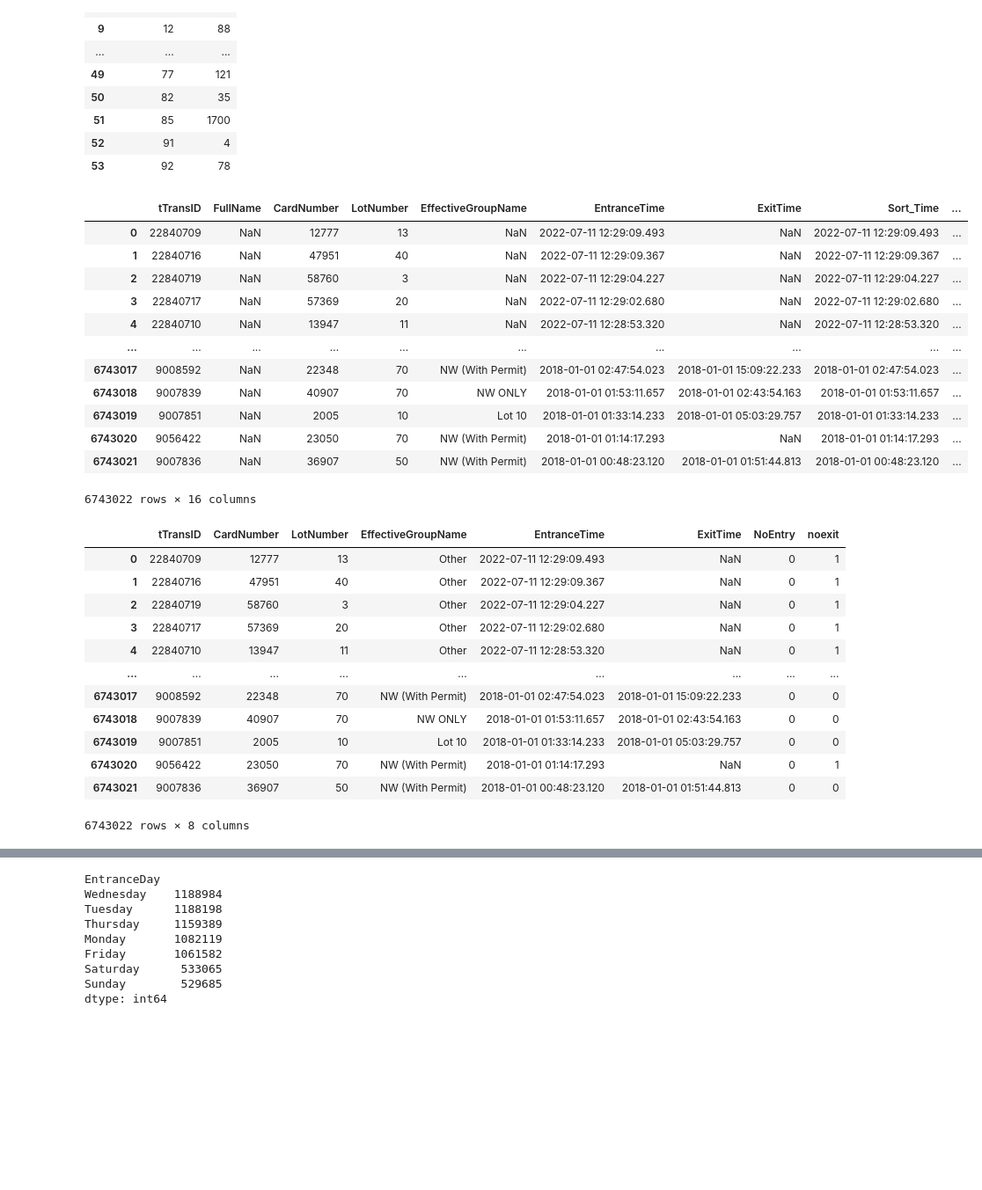
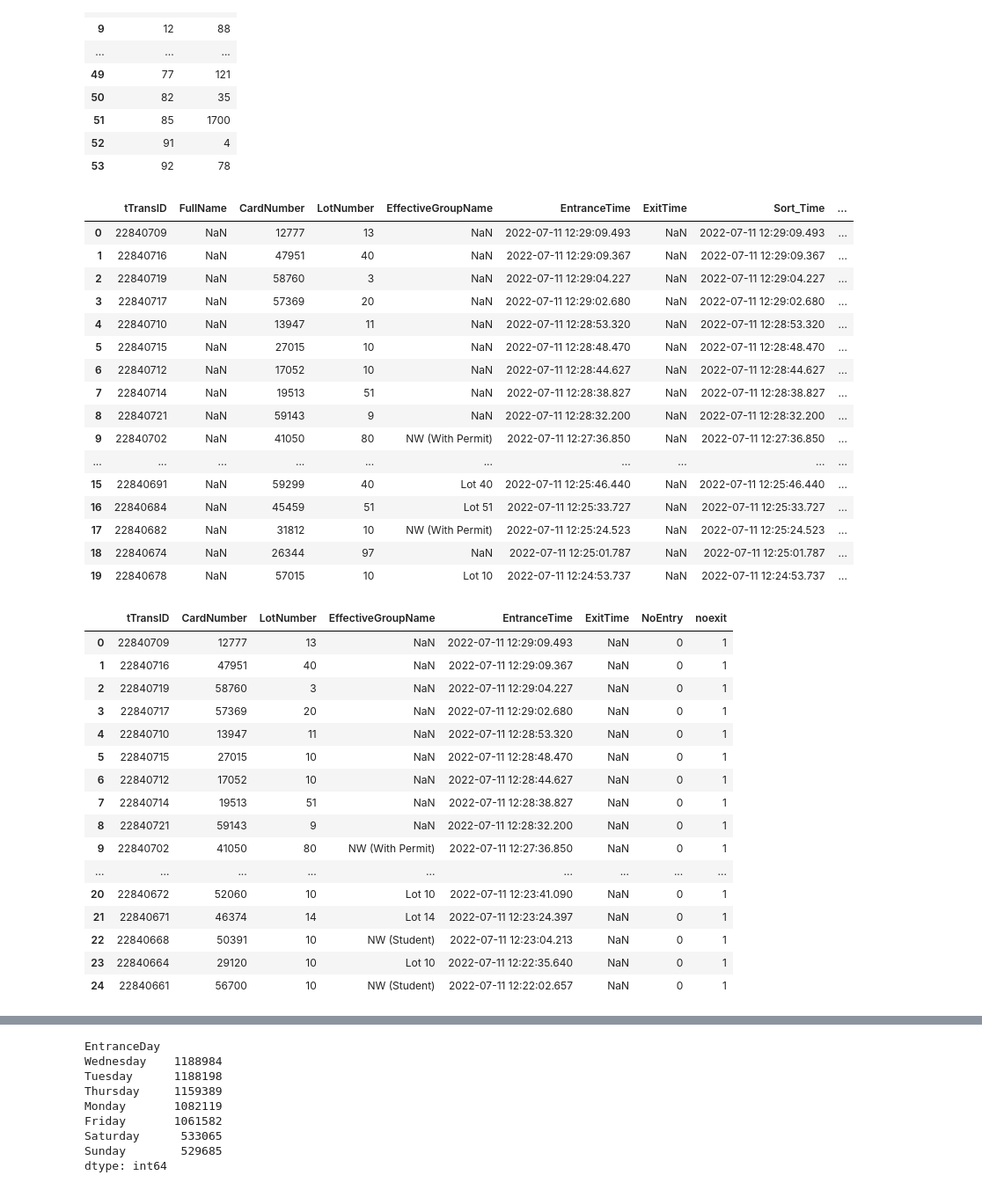
Before and after one commit to jacobbp25/Group5Project, a Jupyter notebook: Parking_m.ipynb, the cells around one changed output, grey strips where cells are left out. Shown at 88% size. Saved outputs shown, nothing was run; the diff lists cells and outputs as text; code cells hidden in the pictures; blank space fills up the shorter version.

```diff
--- a/Parking_m.ipynb
+++ b/Parking_m.ipynb
@@ -55,21 +58,25 @@ capacity
 | 53 | 92 | 78 |
 # %%
 # return vtrans dataframe
-vtrans
+vtrans[:20]
 # %% [output]
 |  | tTransID | FullName | CardNumber | LotNumber | EffectiveGroupName | EntranceTime | ExitTime | Sort_Time | ... |
 | 0 | 22840709 | NaN | 12777 | 13 | NaN | 2022-07-11 12:29:09.493 | NaN | 2022-07-11 12:29:09.493 | ... |
 | 1 | 22840716 | NaN | 47951 | 40 | NaN | 2022-07-11 12:29:09.367 | NaN | 2022-07-11 12:29:09.367 | ... |
 | 2 | 22840719 | NaN | 58760 | 3 | NaN | 2022-07-11 12:29:04.227 | NaN | 2022-07-11 12:29:04.227 | ... |
 | 3 | 22840717 | NaN | 57369 | 20 | NaN | 2022-07-11 12:29:02.680 | NaN | 2022-07-11 12:29:02.680 | ... |
 | 4 | 22840710 | NaN | 13947 | 11 | NaN | 2022-07-11 12:28:53.320 | NaN | 2022-07-11 12:28:53.320 | ... |
+| 5 | 22840715 | NaN | 27015 | 10 | NaN | 2022-07-11 12:28:48.470 | NaN | 2022-07-11 12:28:48.470 | ... |
+| 6 | 22840712 | NaN | 17052 | 10 | NaN | 2022-07-11 12:28:44.627 | NaN | 2022-07-11 12:28:44.627 | ... |
+| 7 | 22840714 | NaN | 19513 | 51 | NaN | 2022-07-11 12:28:38.827 | NaN | 2022-07-11 12:28:38.827 | ... |
+| 8 | 22840721 | NaN | 59143 | 9 | NaN | 2022-07-11 12:28:32.200 | NaN | 2022-07-11 12:28:32.200 | ... |
+| 9 | 22840702 | NaN | 41050 | 80 | NW (With Permit) | 2022-07-11 12:27:36.850 | NaN | 2022-07-11 12:27:36.850 | ... |
 | ... | ... | ... | ... | ... | ... | ... | ... | ... | ... |
-| 6743017 | 9008592 | NaN | 22348 | 70 | NW (With Permit) | 2018-01-01 02:47:54.023 | 2018-01-01 15:09:22.233 | 2018-01-01 02:47:54.023 | ... |
-| 6743018 | 9007839 | NaN | 40907 | 70 | NW ONLY | 2018-01-01 01:53:11.657 | 2018-01-01 02:43:54.163 | 2018-01-01 01:53:11.657 | ... |
-| 6743019 | 9007851 | NaN | 2005 | 10 | Lot 10 | 2018-01-01 01:33:14.233 | 2018-01-01 05:03:29.757 | 2018-01-01 01:33:14.233 | ... |
-| 6743020 | 9056422 | NaN | 23050 | 70 | NW (With Permit) | 2018-01-01 01:14:17.293 | NaN | 2018-01-01 01:14:17.293 | ... |
-| 6743021 | 9007836 | NaN | 36907 | 50 | NW (With Permit) | 2018-01-01 00:48:23.120 | 2018-01-01 01:51:44.813 | 2018-01-01 00:48:23.120 | ... |
+| 15 | 22840691 | NaN | 59299 | 40 | Lot 40 | 2022-07-11 12:25:46.440 | NaN | 2022-07-11 12:25:46.440 | ... |
+| 16 | 22840684 | NaN | 45459 | 51 | Lot 51 | 2022-07-11 12:25:33.727 | NaN | 2022-07-11 12:25:33.727 | ... |
+| 17 | 22840682 | NaN | 31812 | 10 | NW (With Permit) | 2022-07-11 12:25:24.523 | NaN | 2022-07-11 12:25:24.523 | ... |
+| 18 | 22840674 | NaN | 26344 | 97 | NaN | 2022-07-11 12:25:01.787 | NaN | 2022-07-11 12:25:01.787 | ... |
+| 19 | 22840678 | NaN | 57015 | 10 | Lot 10 | 2022-07-11 12:24:53.737 | NaN | 2022-07-11 12:24:53.737 | ... |
-6743022 rows × 16 columns
 # %%
 # list columns that we want to look at from vtrans
 ini_cols = ['tTransID', 'CardNumber', 'LotNumber', 'EffectiveGroupName','EntranceTime', 'ExitTime', 'NoEntry', 'noexit']
@@ -77,22 +84,23 @@ ini_cols = ['tTransID', 'CardNumber', 'LotNumber', 'EffectiveGroupName','Entranc
 # reset df to updated columns list
 vtrans = vtrans.reindex(columns=ini_cols)
 
-# replace na values in effective group name to identify those that may not have a parking pass
-vtrans['EffectiveGroupName'] = vtrans['EffectiveGroupName'].fillna('Other')
-
 # preview
-vtrans
+vtrans[:25]
 # %% [output]
 |  | tTransID | CardNumber | LotNumber | EffectiveGroupName | EntranceTime | ExitTime | NoEntry | noexit |
-| 0 | 22840709 | 12777 | 13 | Other | 2022-07-11 12:29:09.493 | NaN | 0 | 1 |
-| 1 | 22840716 | 47951 | 40 | Other | 2022-07-11 12:29:09.367 | NaN | 0 | 1 |
-| 2 | 22840719 | 58760 | 3 | Other | 2022-07-11 12:29:04.227 | NaN | 0 | 1 |
-| 3 | 22840717 | 57369 | 20 | Other | 2022-07-11 12:29:02.680 | NaN | 0 | 1 |
-| 4 | 22840710 | 13947 | 11 | Other | 2022-07-11 12:28:53.320 | NaN | 0 | 1 |
+| 0 | 22840709 | 12777 | 13 | NaN | 2022-07-11 12:29:09.493 | NaN | 0 | 1 |
+| 1 | 22840716 | 47951 | 40 | NaN | 2022-07-11 12:29:09.367 | NaN | 0 | 1 |
+| 2 | 22840719 | 58760 | 3 | NaN | 2022-07-11 12:29:04.227 | NaN | 0 | 1 |
+| 3 | 22840717 | 57369 | 20 | NaN | 2022-07-11 12:29:02.680 | NaN | 0 | 1 |
+| 4 | 22840710 | 13947 | 11 | NaN | 2022-07-11 12:28:53.320 | NaN | 0 | 1 |
+| 5 | 22840715 | 27015 | 10 | NaN | 2022-07-11 12:28:48.470 | NaN | 0 | 1 |
+| 6 | 22840712 | 17052 | 10 | NaN | 2022-07-11 12:28:44.627 | NaN | 0 | 1 |
+| 7 | 22840714 | 19513 | 51 | NaN | 2022-07-11 12:28:38.827 | NaN | 0 | 1 |
+| 8 | 22840721 | 59143 | 9 | NaN | 2022-07-11 12:28:32.200 | NaN | 0 | 1 |
+| 9 | 22840702 | 41050 | 80 | NW (With Permit) | 2022-07-11 12:27:36.850 | NaN | 0 | 1 |
 | ... | ... | ... | ... | ... | ... | ... | ... | ... |
-| 6743017 | 9008592 | 22348 | 70 | NW (With Permit) | 2018-01-01 02:47:54.023 | 2018-01-01 15:09:22.233 | 0 | 0 |
-| 6743018 | 9007839 | 40907 | 70 | NW ONLY | 2018-01-01 01:53:11.657 | 2018-01-01 02:43:54.163 | 0 | 0 |
-| 6743019 | 9007851 | 2005 | 10 | Lot 10 | 2018-01-01 01:33:14.233 | 2018-01-01 05:03:29.757 | 0 | 0 |
-| 6743020 | 9056422 | 23050 | 70 | NW (With Permit) | 2018-01-01 01:14:17.293 | NaN | 0 | 1 |
-| 6743021 | 9007836 | 36907 | 50 | NW (With Permit) | 2018-01-01 00:48:23.120 | 2018-01-01 01:51:44.813 | 0 | 0 |
+| 20 | 22840672 | 52060 | 10 | Lot 10 | 2022-07-11 12:23:41.090 | NaN | 0 | 1 |
+| 21 | 22840671 | 46374 | 14 | Lot 14 | 2022-07-11 12:23:24.397 | NaN | 0 | 1 |
+| 22 | 22840668 | 50391 | 10 | NW (Student) | 2022-07-11 12:23:04.213 | NaN | 0 | 1 |
+| 23 | 22840664 | 29120 | 10 | Lot 10 | 2022-07-11 12:22:35.640 | NaN | 0 | 1 |
+| 24 | 22840661 | 56700 | 10 | NW (Student) | 2022-07-11 12:22:02.657 | NaN | 0 | 1 |
-6743022 rows × 8 columns
```
Also changed, not shown: parts of 12 cells of this notebook, 1 other file.
